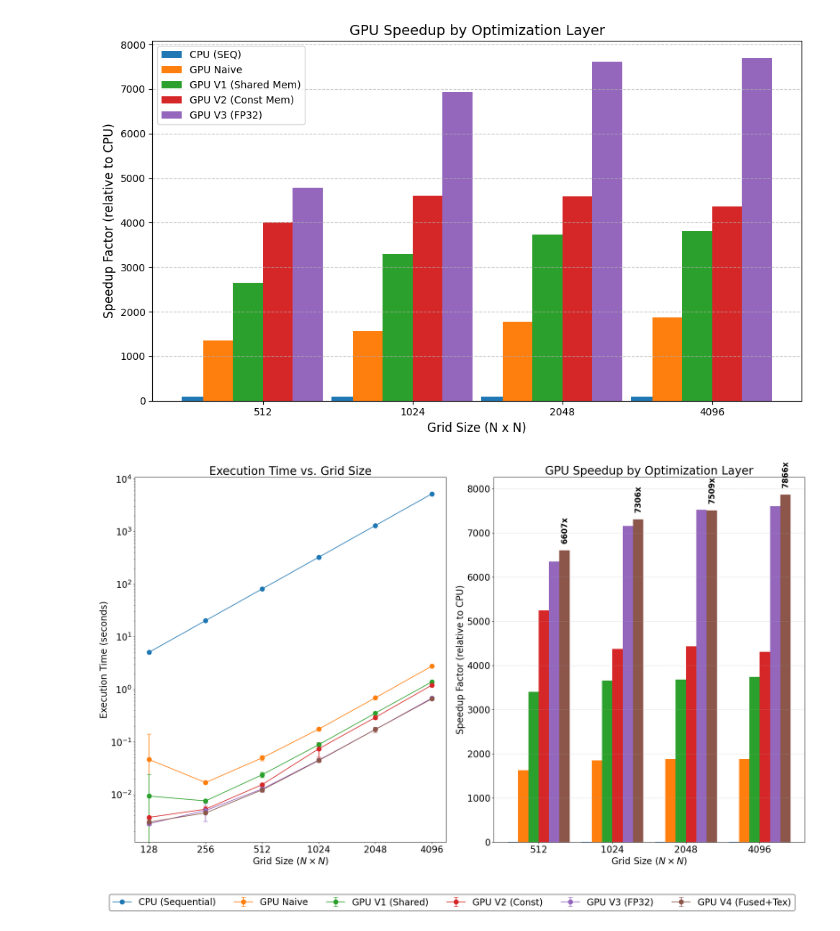
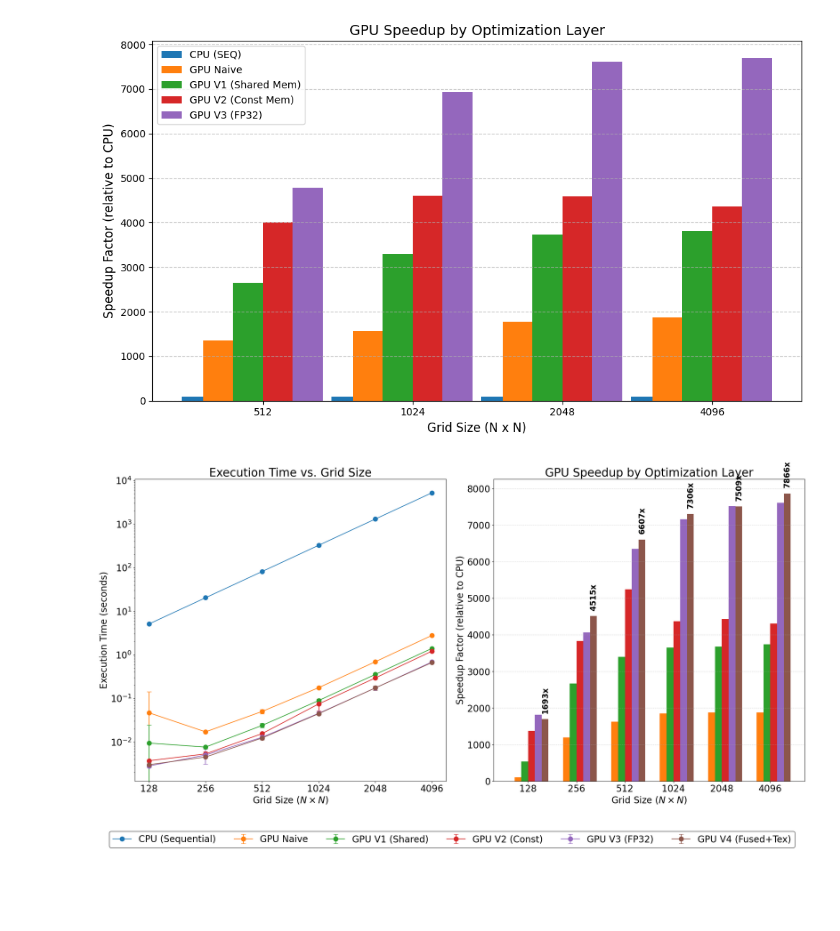
Before and after one commit to GuillemMasdemont/HPC, a Jupyter notebook: labs/03-Assignment2-CUDA/report/plots.ipynb, the cells around one changed output. Saved outputs shown, nothing was run; the diff lists cells and outputs as text; code cells hidden in the pictures; blank space fills up the shorter version.

```diff
--- a/labs/03-Assignment2-CUDA/report/plots.ipynb
+++ b/labs/03-Assignment2-CUDA/report/plots.ipynb
@@ -106,11 +106,11 @@ S_v3 = T_seq / T_v3
 S_v4 = T_seq / T_v4
 
 # Indices for bar chart (grid sizes where GPU performance saturates)
-large_indices = [2, 3, 4, 5] # N = 512, 1024, 2048, 4096
+large_indices = [0, 1, 2, 3, 4, 5] # N = 512, 1024, 2048, 4096
 N_large = N[large_indices]
 
 # Setup Plotting Frame
-fig, (ax1, ax2) = plt.subplots(1, 2, figsize=(22, 14))
+fig, (ax1, ax2) = plt.subplots(1, 2, figsize=(22, 12))
 
 # ---------------------------------------------------------
 # Plot 1: Log-Log Execution Time vs. Grid Size (Left)
@@ -138,31 +138,31 @@ x = np.arange(len(N_large))
 width = 0.14 # Grouped bar width
 
 ax2.bar(x - 2.5*width, 1, width, label='CPU (Sequential)')
 ax2.bar(x - 1.5*width, S_naive[large_indices], width, label='GPU Naive')
 ax2.bar(x - 0.5*width, S_v1[large_indices], width, label='GPU V1 (Shared)')
 ax2.bar(x + 0.5*width, S_v2[large_indices], width, label='GPU V2 (Const)')
 ax2.bar(x + 1.5*width, S_v3[large_indices], width, label='GPU V3 (FP32)')
 ax2.bar(x + 2.5*width, S_v4[large_indices], width, label='GPU V4 (Fused+Exp)')
 
 ax2.set_xlabel('Grid Size ($N \\times N$)')
 ax2.set_ylabel('Speedup Factor (relative to CPU)')
 ax2.set_title('GPU Speedup by Optimization Layer')
 ax2.set_xticks(x)
 ax2.set_xticklabels([str(n) for n in N_large])
 ax2.grid(axis='y', linestyle='--', alpha=0.5)
 
 # Optional: Add numeric text labels to the top of the v4 bars for emphasis
 for i, val in enumerate(S_v4[large_indices]):
     ax2.text(x[i] + 2.5*width, val + 150, f'{int(val)}x',
              ha='center', va='bottom', rotation=90, fontsize=17, fontweight='bold')
 
 # Single Shared Legend Box
 handles, labels = ax1.get_legend_handles_labels()
 fig.legend(handles, labels, loc='upper center', bbox_to_anchor=(0.5, 0.05),
            ncol=6, frameon=True, edgecolor='black', fancybox=True)
 
 plt.tight_layout(rect=[0, 0.08, 1, 1])
 plt.savefig('performance_v4_comparison.png', dpi=300)
 plt.show()
 # %% [output]
-[figure, old version]
+[figure, new version]
```
Also changed, not shown: parts of 1 cell of this notebook, 9 other files.
